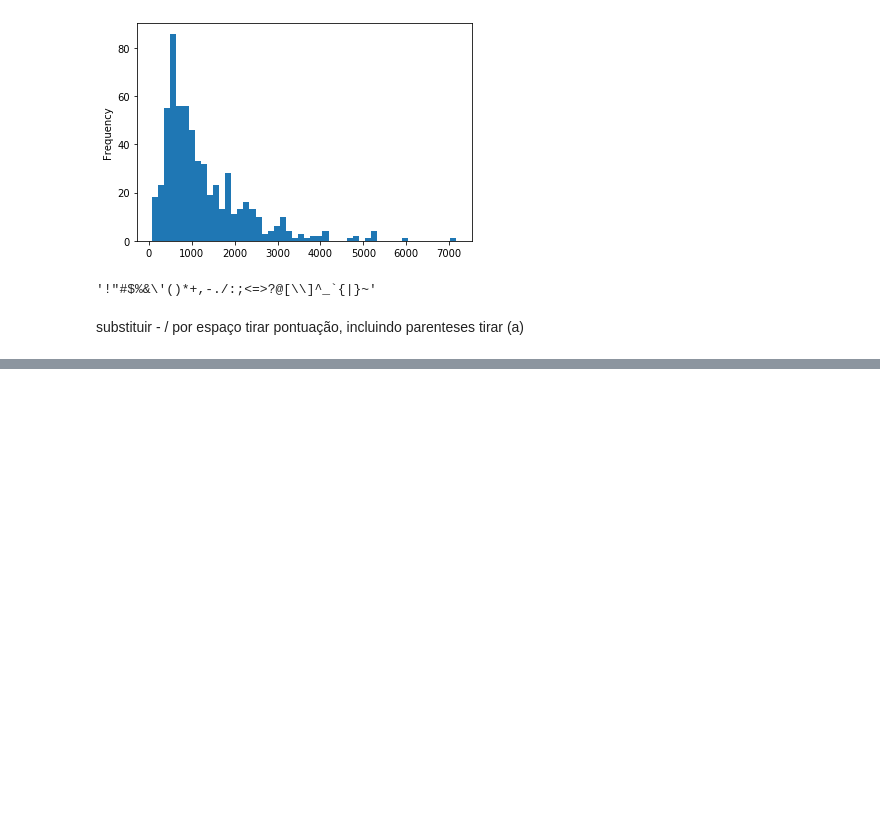
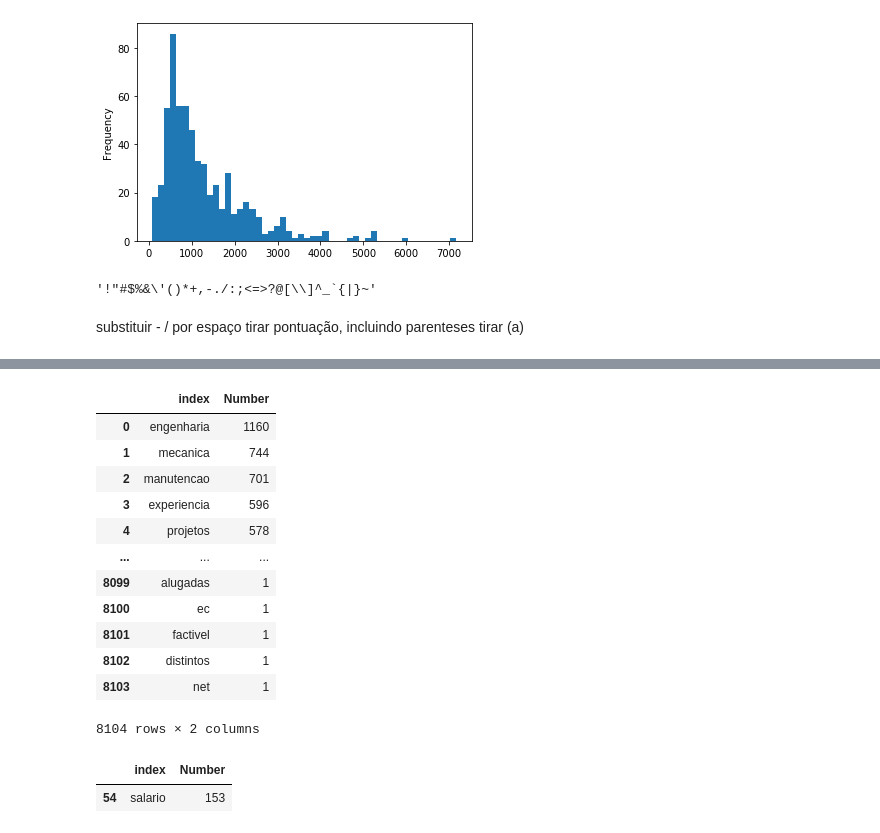
Before and after one commit to marcellohro-hub/Linkedin_scraping-and-analysis, a Jupyter notebook: Analysis.ipynb, the cells around one changed output, grey strips where cells are left out. Drawn from its saved outputs; the diff is of its cells as text; code cells hidden in the pictures; blank space fills up the shorter version.

```diff
--- a/Analysis.ipynb
+++ b/Analysis.ipynb
@@ -231,0 +310,23 @@ stopwords[0:10] ##show some stopwords
+# %%
+test=pd.DataFrame(words['Number'].value_counts()).reset_index()
+# %%
+test
+# %% [output]
+|  | index | Number |
+| 0 | engenharia | 1160 |
+| 1 | mecanica | 744 |
+| 2 | manutencao | 701 |
+| 3 | experiencia | 596 |
+| 4 | projetos | 578 |
+| ... | ... | ... |
+| 8099 | alugadas | 1 |
+| 8100 | ec | 1 |
+| 8101 | factivel | 1 |
+| 8102 | distintos | 1 |
+| 8103 | net | 1 |
+8104 rows × 2 columns
+# %%
+test[test['index']=='salario']
+# %% [output]
+|  | index | Number |
+| 54 | salario | 153 |
```
Also changed, not shown: parts of 33 cells of this notebook.
